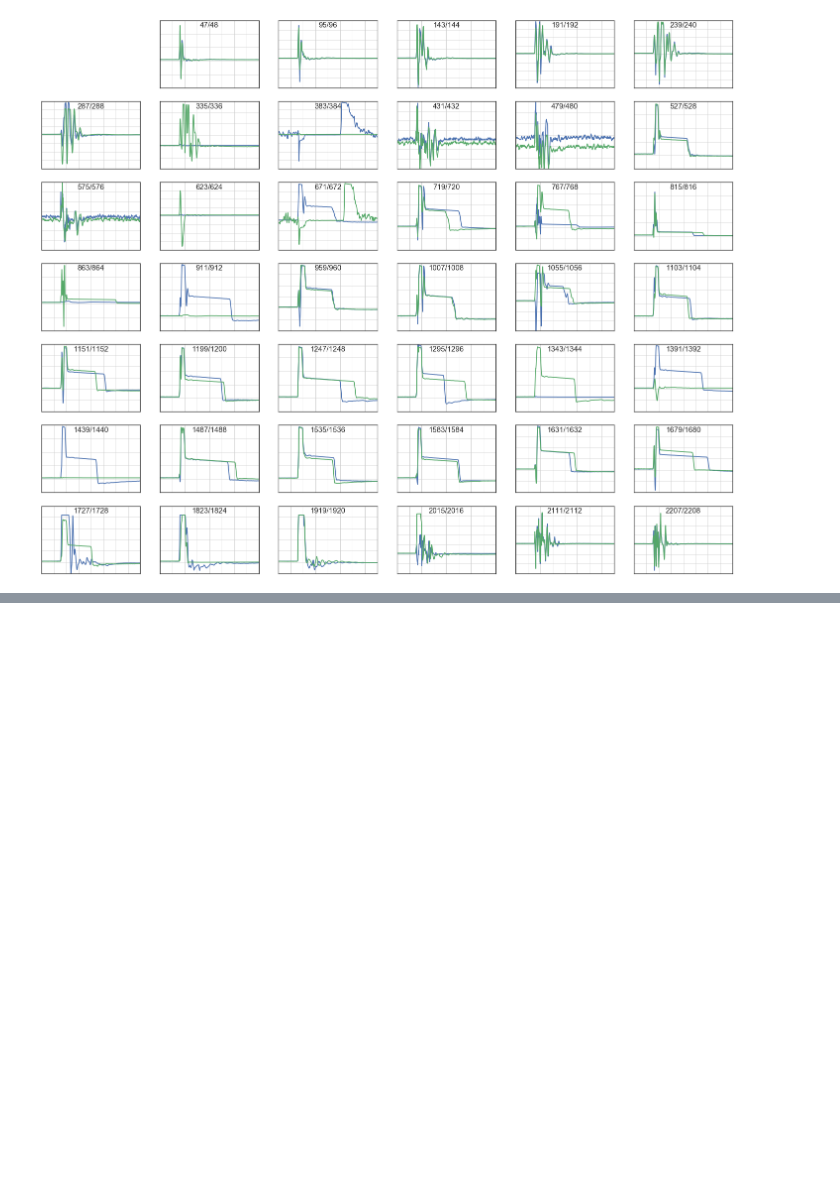
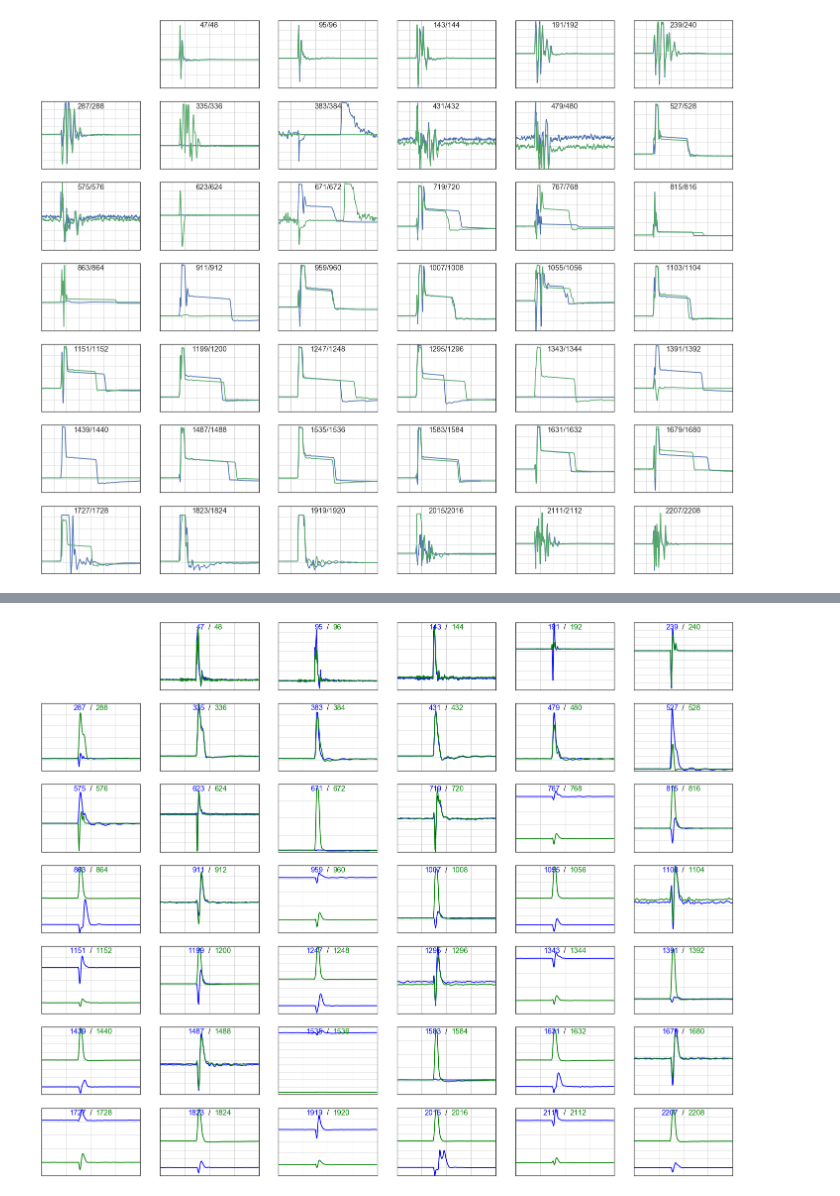
Before and after one commit to erezcoh4/operations, a Jupyter notebook: BurstNoiseCheck/notebooks/waveforms.ipynb, the cells around one changed output, grey strips where cells are left out. Cells and saved outputs as stored; diff of their text form; code cells hidden in the pictures; blank space fills up the shorter version.

```diff
--- a/BurstNoiseCheck/notebooks/waveforms.ipynb
+++ b/BurstNoiseCheck/notebooks/waveforms.ipynb
@@ -62,0 +89,34 @@ for i in range(1,np.min([len(mb_set)-1,N*N])):
+# %%
+def plot_wf_near_motherboards(mb_set=U_mb , mb_set_last=U_mb_last,
+                              run=9888, subrun=106 , event=5329 ,
+                              t_min=3600 , t_max=4100):
+
+    fig = plt.figure(figsize=(25,20))
+    N = int(np.sqrt(len(mb_set)))+1
+
+    for i in range(1,len(mb_set)-1):
+        wire , wire_last = mb_set[i] , mb_set_last[i-1]
+        ax=fig.add_subplot(len(mb_set)/6,6,i+1)
+
+        h_last=hist2array(histograms_file.Get("h_wf_r%d_s%d_e%d_wire%d"%(run , subrun , event , wire_last)))
+        plt.plot(np.arange(t_min , t_max,1), h_last[t_min:t_max] , color='blue')
+
+        h_first=hist2array(histograms_file.Get("h_wf_r%d_s%d_e%d_wire%d"%(run , subrun , event , wire)))
+        plt.plot(np.arange(t_min , t_max,1), h_first[t_min:t_max] , color='green')
+
+
+        ax.legend(loc='best',fontsize=20)
+        y_min,y_max=ax.get_ylim()
+        plt.text(t_min+0.45*(t_max-t_min), y_min+0.9*(y_max-y_min), "%d"%wire_last, fontsize=15, color='blue', ha ='right')
+        plt.text(t_min+0.5*(t_max-t_min), y_min+0.9*(y_max-y_min), "/", fontsize=15, color='black', ha ='center')
+        plt.text(t_min+0.55*(t_max-t_min), y_min+0.9*(y_max-y_min), "%d"%wire, fontsize=15, color='green', ha ='left')
+
+        ax.grid('--',alpha=0.75)
+        ax.xaxis.set_major_formatter( NullFormatter() )
+        ax.yaxis.set_major_formatter( NullFormatter() )
+# %%
+plot_wf_near_motherboards(mb_set=U_mb , mb_set_last=U_mb_last,
+                              run=9888, subrun=106 , event=5329 ,
+                              t_min=3700 , t_max=3900)
+# %% [output]
+[figure, added]
```
Also changed, not shown: parts of 10 cells of this notebook, 1 other file.
